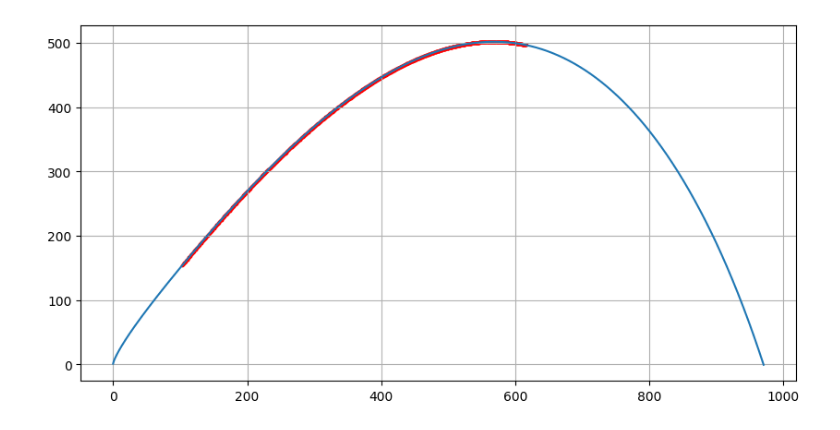
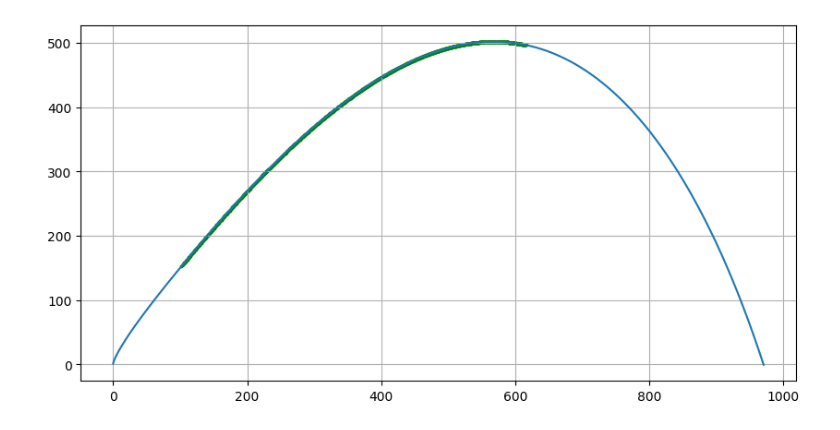
Before and after one commit to neuroben/fizika-geptermi, a Jupyter notebook: Gepterem-2026/Gyakorló/13_f_DIN-raketa.ipynb, the cells around one changed output. Saved outputs shown, nothing was run; the diff lists cells and outputs as text; code cells hidden in the pictures.

```diff
--- a/Gepterem-2026/Gyakorló/13_f_DIN-raketa.ipynb
+++ b/Gepterem-2026/Gyakorló/13_f_DIN-raketa.ipynb
@@ -154,13 +152,19 @@ rocket_din.plot_rcomp(figsize=(7, 7))                # x(t) és y(t) komponensek
 # %%
+# Kiszámítja a pálya menti (tangenciális) és a pályára merőleges (centripetális) gyorsuláskomponenseket.
+# Erre azért van szükség, mert ez a metódus állítja elő az 'a_t_abs' attribútumot,
+# ami a tangenciális gyorsulás előjeles nagyságát tárolja.
 rocket_din.calc_at_acp_Rinv()
 
+# Logikai maszk (boolean array) létrehozása és eltárolása:
+# Megkeressük azokat az állapotokat, ahol a tangenciális gyorsulás negatív.
+# Ha a_t_abs < 0, az azt jelenti, hogy az eredő erő pálya menti komponense a sebességgel
+# ellentétes irányba mutat, vagyis a rakéta sebességének nagysága csökken (a test lassul).
 rocket_din.csokken = rocket_din.a_t_abs < 0
 
 fig = plt.figure(figsize=(10, 5))
 ax1 = plt.subplot(111)
-
+ax1.scatter(rocket_din.r_x[rocket_din.csokken], rocket_din.r_y[rocket_din.csokken], color="green", s=3)
 ax1.plot(rocket_din.r_x, rocket_din.r_y)
-ax1.scatter(rocket_din.r_x[rocket_din.csokken], rocket_din.r_y[rocket_din.csokken], color="red", s=3)
 ax1.grid()
 # %% [output]
-[figure, old version]
+[figure, new version]
```
Also changed, not shown: parts of 7 cells of this notebook, 2 other files.
